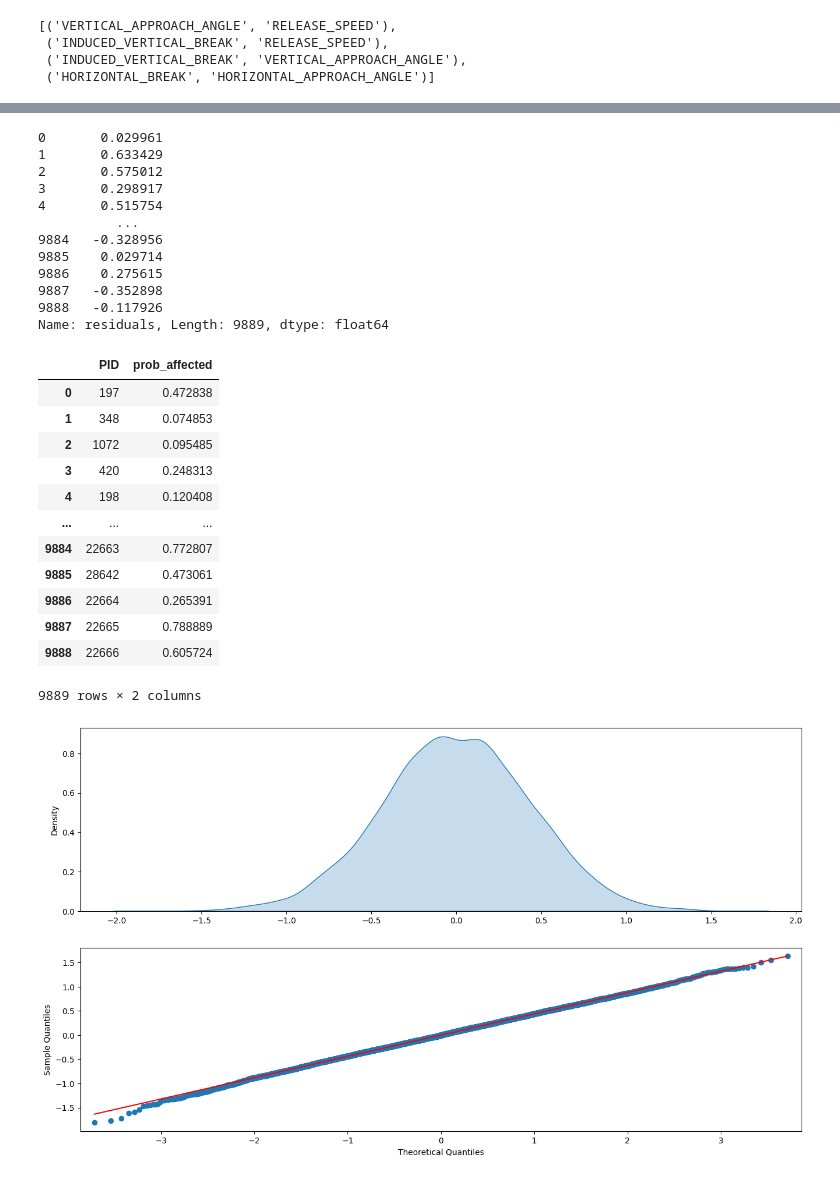
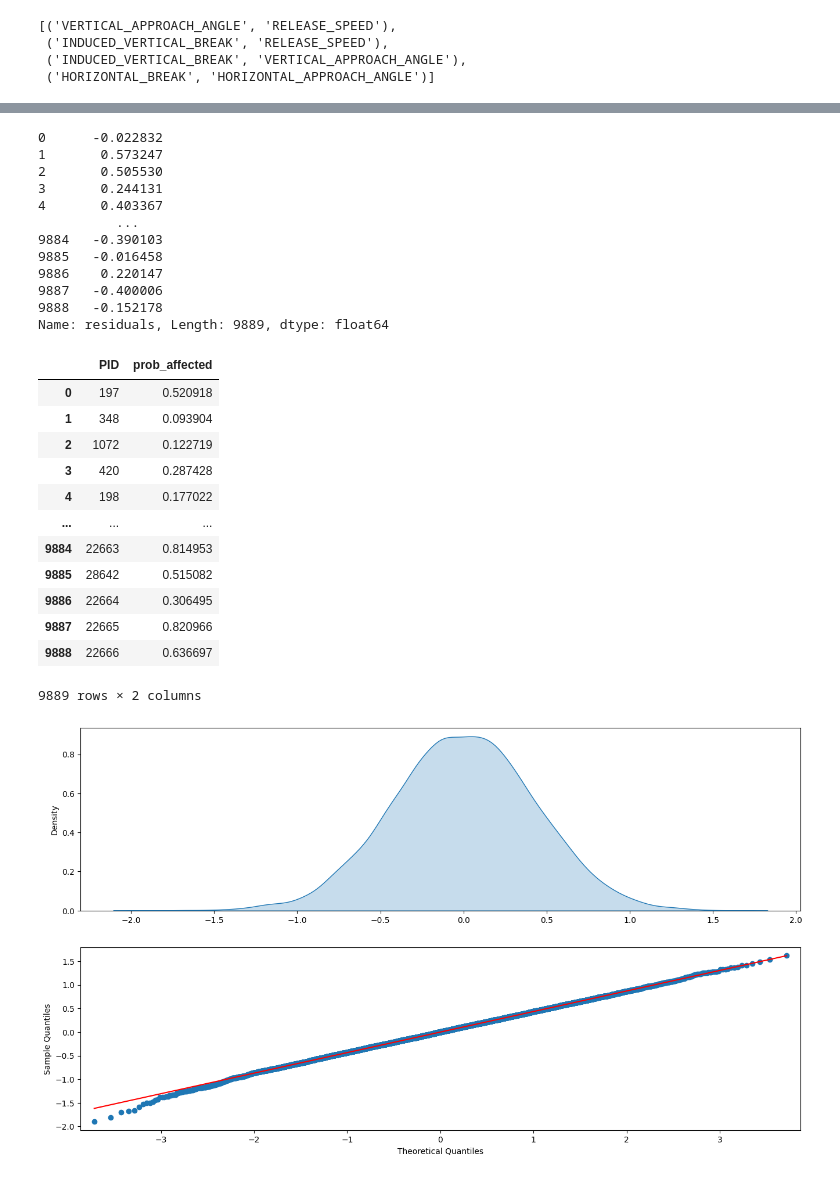
Before and after one commit to sidthakur08/dewpoint-vs-pitch, a Jupyter notebook: exploration.ipynb, the cells around one changed output, grey strips where cells are left out. Drawn from its saved outputs; the diff is of its cells as text; code cells hidden in the pictures.

```diff
--- a/exploration.ipynb
+++ b/exploration.ipynb
@@ -293,39 +293,39 @@ Name: residuals, Length: 9889, dtype: float64
 # %%
-horizontal_break = Model("HORIZONTAL_BREAK ~ SPIN_RATE_ABSOLUTE + RELEASE_SPEED + RELEASE_SIDE + RELEASE_EXTENSION + HORIZONTAL_APPROACH_ANGLE + VERTICAL_APPROACH_ANGLE", data)
+horizontal_break = Model("HORIZONTAL_BREAK ~ SPIN_RATE_ABSOLUTE + RELEASE_SPEED + RELEASE_SIDE + RELEASE_HEIGHT + RELEASE_EXTENSION + HORIZONTAL_APPROACH_ANGLE + VERTICAL_APPROACH_ANGLE", data)
 horizontal_break.scale_data(data.iloc[:,3:])
 #horizontal_break.build_model("PITCHER_KEY")
 horizontal_break.build_model("PITCHER_KEY","PITCH_TYPE_TRACKED_KEY")
 print(horizontal_break.get_residuals())
 horizontal_break.plot_resid()
 prob_horizontal = horizontal_break.compute_prob()
 display(prob_horizontal)
 # %% [output]
-0       0.029961
-1       0.633429
-2       0.575012
-3       0.298917
-4       0.515754
+0      -0.022832
+1       0.573247
+2       0.505530
+3       0.244131
+4       0.403367
           ...
-9884   -0.328956
-9885    0.029714
-9886    0.275615
-9887   -0.352898
-9888   -0.117926
+9884   -0.390103
+9885   -0.016458
+9886    0.220147
+9887   -0.400006
+9888   -0.152178
 Name: residuals, Length: 9889, dtype: float64
 |  | PID | prob_affected |
-| 0 | 197 | 0.472838 |
-| 1 | 348 | 0.074853 |
-| 2 | 1072 | 0.095485 |
-| 3 | 420 | 0.248313 |
-| 4 | 198 | 0.120408 |
+| 0 | 197 | 0.520918 |
+| 1 | 348 | 0.093904 |
+| 2 | 1072 | 0.122719 |
+| 3 | 420 | 0.287428 |
+| 4 | 198 | 0.177022 |
 | ... | ... | ... |
-| 9884 | 22663 | 0.772807 |
-| 9885 | 28642 | 0.473061 |
-| 9886 | 22664 | 0.265391 |
-| 9887 | 22665 | 0.788889 |
-| 9888 | 22666 | 0.605724 |
+| 9884 | 22663 | 0.814953 |
+| 9885 | 28642 | 0.515082 |
+| 9886 | 22664 | 0.306495 |
+| 9887 | 22665 | 0.820966 |
+| 9888 | 22666 | 0.636697 |
 9889 rows × 2 columns
-[figure, old version]
+[figure, new version]
 # %%
 data['prob_affected'] = (prob_vertical['prob_affected'] + prob_horizontal['prob_affected'])/2
 final_prob = data[['PID','prob_affected']]
```
Also changed, not shown: parts of 12 cells of this notebook.
